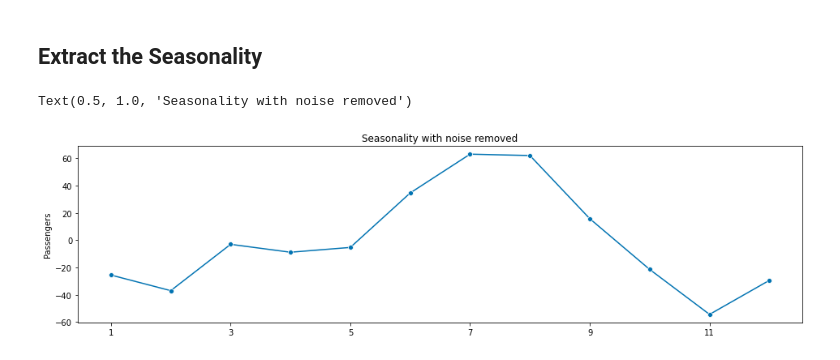
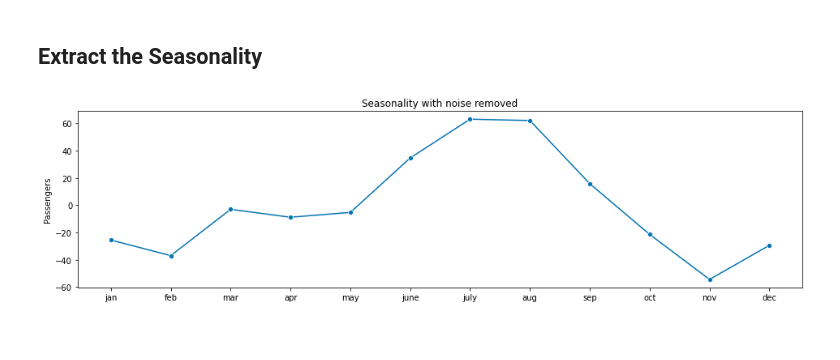
Before and after one commit to Ajay-user/Timeseries, a Jupyter notebook: Time-Series-Decomposition/extracting-sesonality-using-classical-method.ipynb, the cells around one changed output. Drawn from its saved outputs; the diff is of its cells as text; code cells hidden in the pictures.

Commit message:
Extract the Seasonality
Extract the Seasonality

```diff
--- a/Time-Series-Decomposition/extracting-sesonality-using-classical-method.ipynb
+++ b/Time-Series-Decomposition/extracting-sesonality-using-classical-method.ipynb
@@ -77,6 +77,8 @@ seasonality = temp.groupby(by='Month').mean()['Passengers']
 # %%
 plot_series(seasonality);
 plt.title('Seasonality with noise removed')
+plt.xticks(ticks=np.arange(12),
+    labels=['jan', 'feb', 'mar', 'apr', 'may', 'june',
+            'july', 'aug', 'sep', 'oct', 'nov', 'dec']);
 # %% [output]
-Text(0.5, 1.0, 'Seasonality with noise removed')
-[figure, old version]
+[figure, new version]
```
